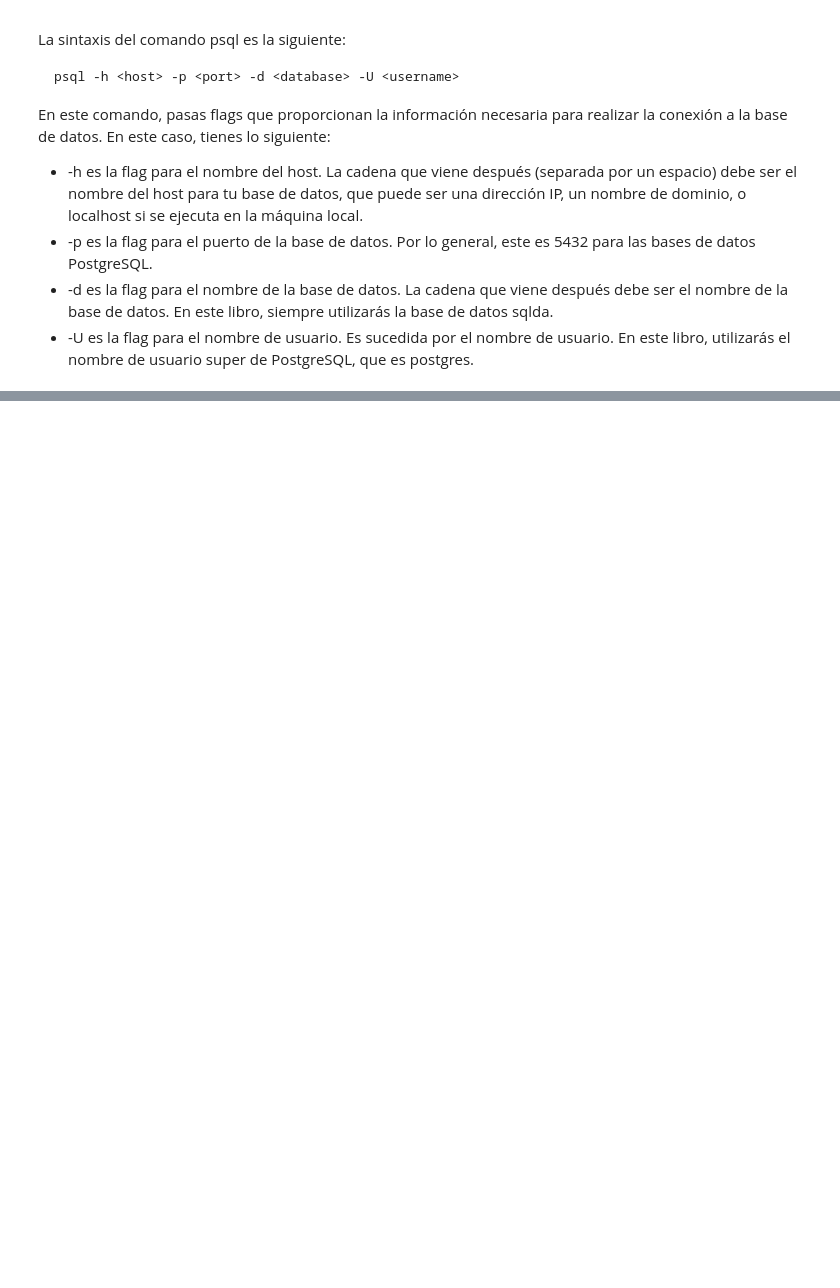
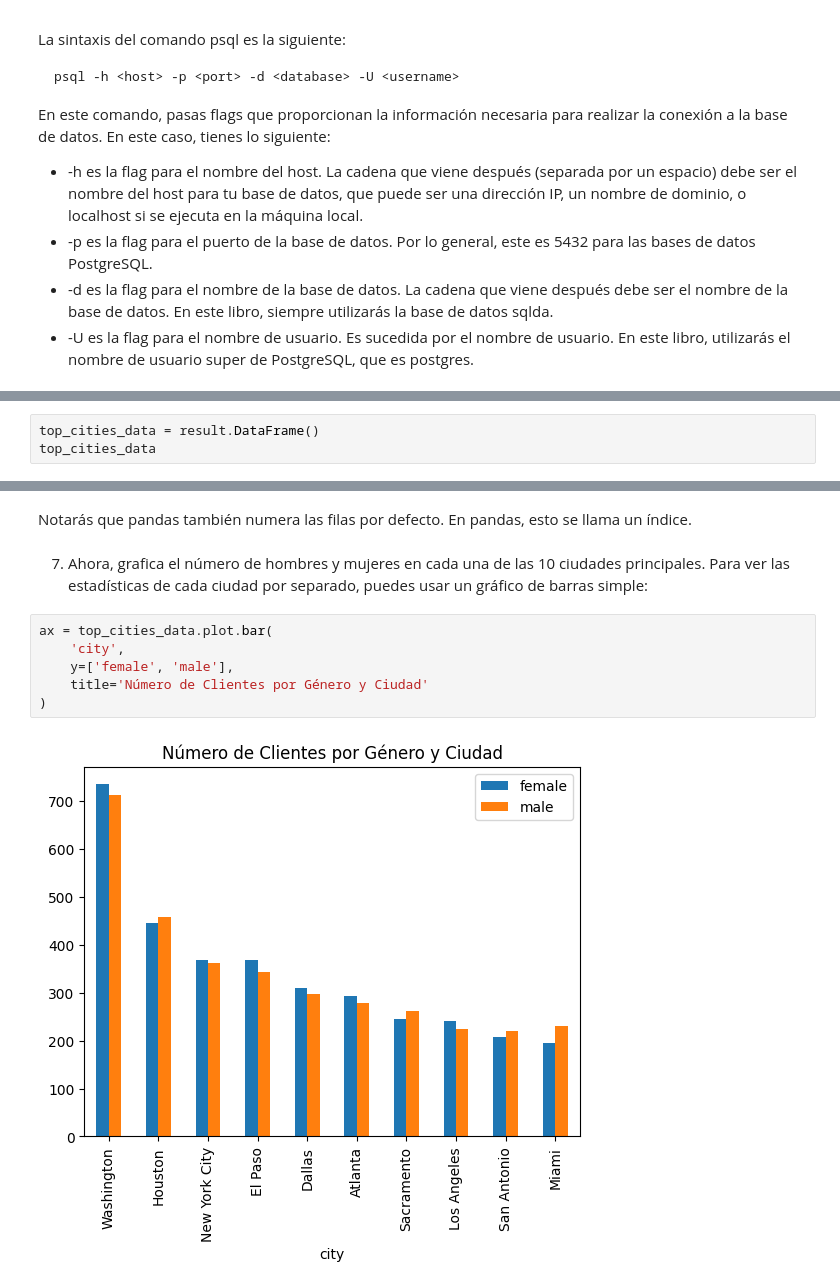
Before and after one commit to limspiga/data-modeling, a Jupyter notebook: 06_data_modeling_for_marketing.ipynb, the cells around one changed output, grey strips where cells are left out. Saved outputs shown, nothing was run; the diff lists cells and outputs as text; blank space fills up the shorter version.

```diff
--- a/06_data_modeling_for_marketing.ipynb
+++ b/06_data_modeling_for_marketing.ipynb
@@ -99,0 +447,3 @@ sqlda=# \q
+# %%
+top_cities_data = result.DataFrame()
+top_cities_data
@@ -99,0 +464,13 @@ sqlda=# \q
+# %% [markdown]
+Notarás que pandas también numera las filas por defecto. En pandas, esto se llama un índice.
+# %% [markdown]
+
+7. Ahora, grafica el número de hombres y mujeres en cada una de las 10 ciudades principales. Para ver las estadísticas de cada ciudad por separado, puedes usar un gráfico de barras simple:
+# %%
+ax = top_cities_data.plot.bar(
+    'city',
+    y=['female', 'male'],
+    title='Número de Clientes por Género y Ciudad'
+)
+# %% [output]
+[figure, added]
```
Also changed, not shown: parts of 82 cells of this notebook.
